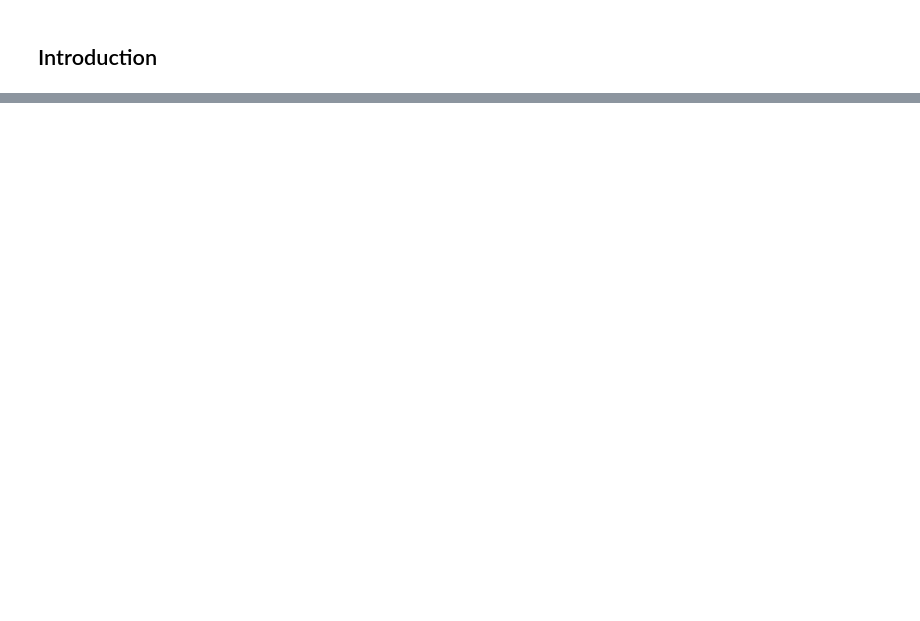
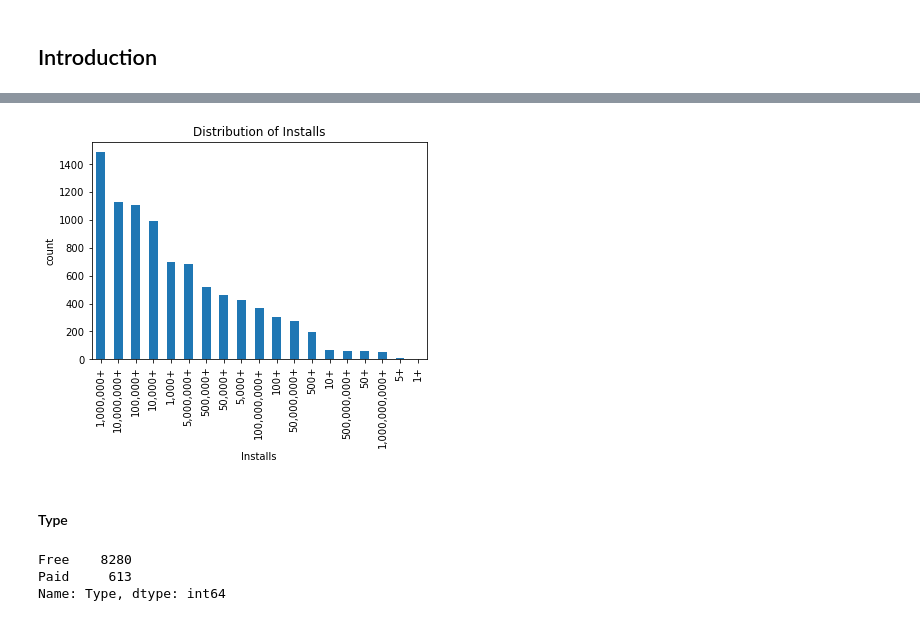
Before and after one commit to XiongfengWang/1030project, a Jupyter notebook: src/project.ipynb, the cells around one changed output, grey strips where cells are left out. Drawn from its saved outputs; the diff is of its cells as text; code cells hidden in the pictures; blank space fills up the shorter version.

```diff
--- a/src/project.ipynb
+++ b/src/project.ipynb
@@ -118,0 +273,15 @@ This is an interesting task because it allows us to predict the rating of an App
+# %%
+pd.value_counts(df1.Installs).plot.bar(title = 'Distribution of Installs')
+plt.xlabel('Installs')
+plt.ylabel('count')
+plt.savefig('/Users/xiongfengwang/git/data1030_student_f20/project/figures/Distribution of Installs.png')
+# %% [output]
+[figure, added]
+# %% [markdown]
+#### Type
+# %%
+df1.Type.value_counts()
+# %% [output]
+Free    8280
+Paid     613
+Name: Type, dtype: int64
```
Also changed, not shown: parts of 73 cells of this notebook, 18 other files.
